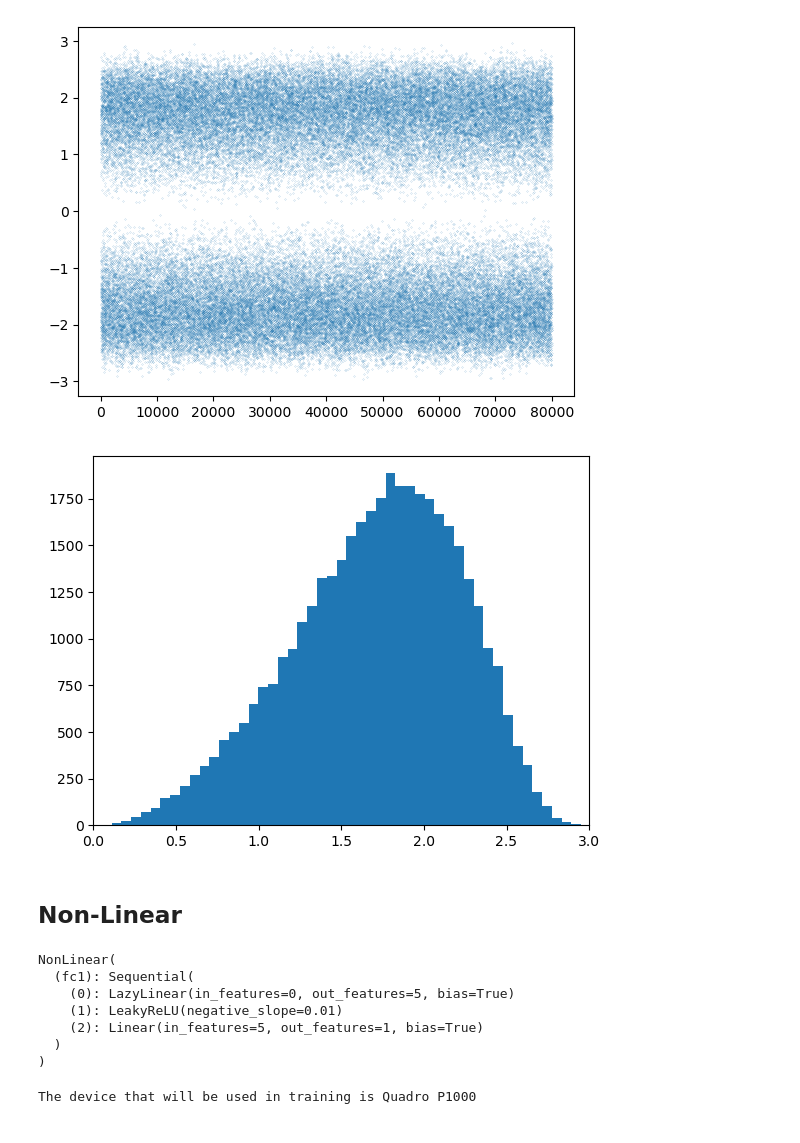
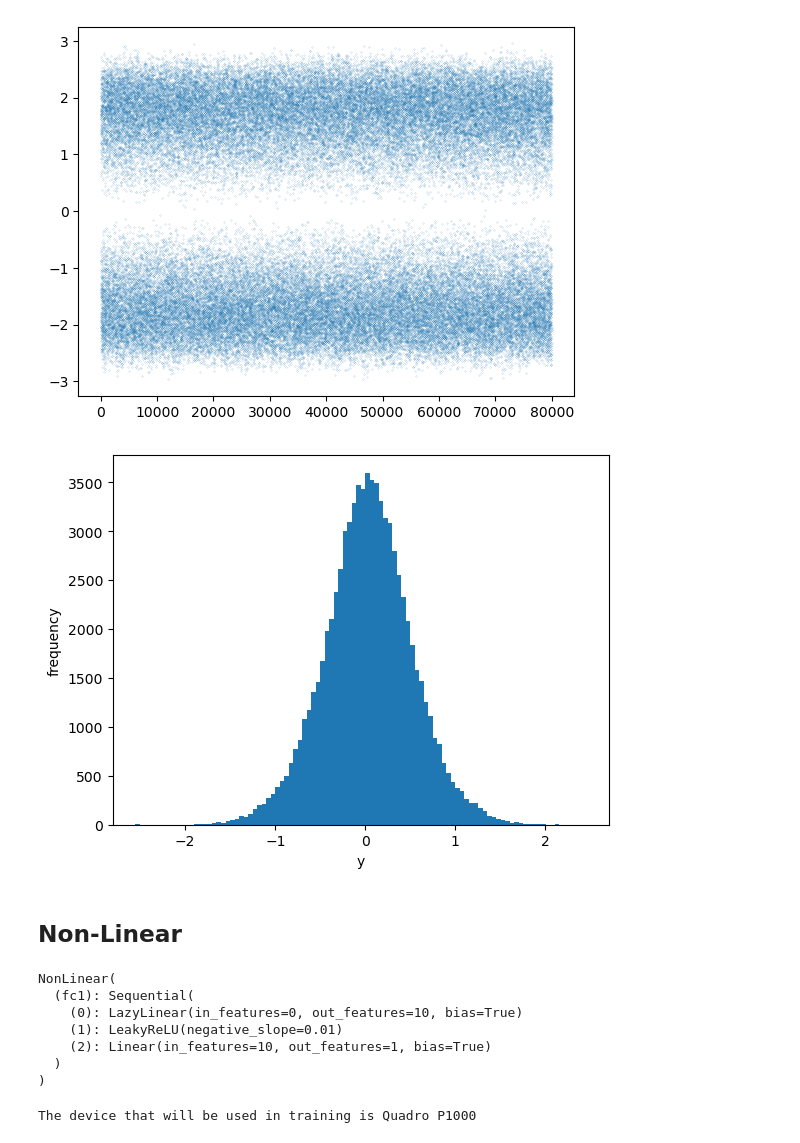
Before and after one commit to GerbenBeintema/gym-unbalanced-disk, a Jupyter notebook: test.ipynb, the cells around one changed output. Cells and saved outputs as stored; diff of their text form; code cells hidden in the pictures.

```diff
--- a/test.ipynb
+++ b/test.ipynb
@@ -41,11 +41,14 @@ plt.plot(Xtrain, 'o', markersize=0.1);
 # %% [output]
 [figure]
 # %%
-plt.hist(Xtrain, bins=100);
-plt.xlim(0, 3)
+plt.hist(Ytrain, bins=100);
+#plt.xlim(0, 3)
+plt.xlabel('y')
+plt.ylabel('frequency')
+
 plt.show();
 # %% [output]
-[figure, old version]
+[figure, new version]
 # %% [markdown]
 ## Non-Linear
 # %%
@@ -62,16 +65,16 @@ dl_train = DataLoader(Dataset_train, batch_size=32, shuffle=True)
 dl_val = DataLoader(Dataset_val, batch_size=32, shuffle=False)
 dl_test = DataLoader(Dataset_test, batch_size=32, shuffle=True)
 # %%
-model = NonLinear(5)
+model = NonLinear(10)
 
 # Show model summary
 model
 # %% [output]
 NonLinear(
   (fc1): Sequential(
-    (0): LazyLinear(in_features=0, out_features=5, bias=True)
+    (0): LazyLinear(in_features=0, out_features=10, bias=True)
     (1): LeakyReLU(negative_slope=0.01)
-    (2): Linear(in_features=5, out_features=1, bias=True)
+    (2): Linear(in_features=10, out_features=1, bias=True)
   )
 )
 # %%
```
Also changed, not shown: parts of 10 cells of this notebook, 7 other files.
